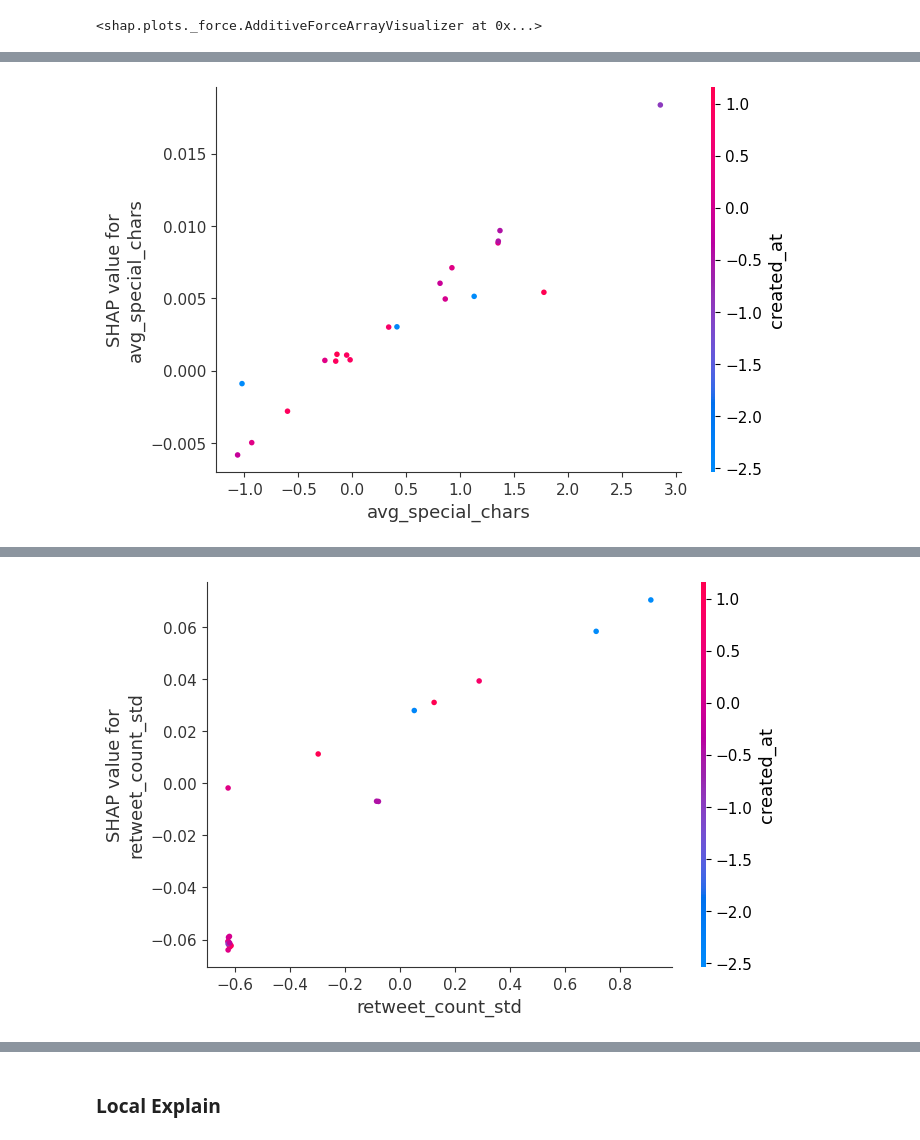
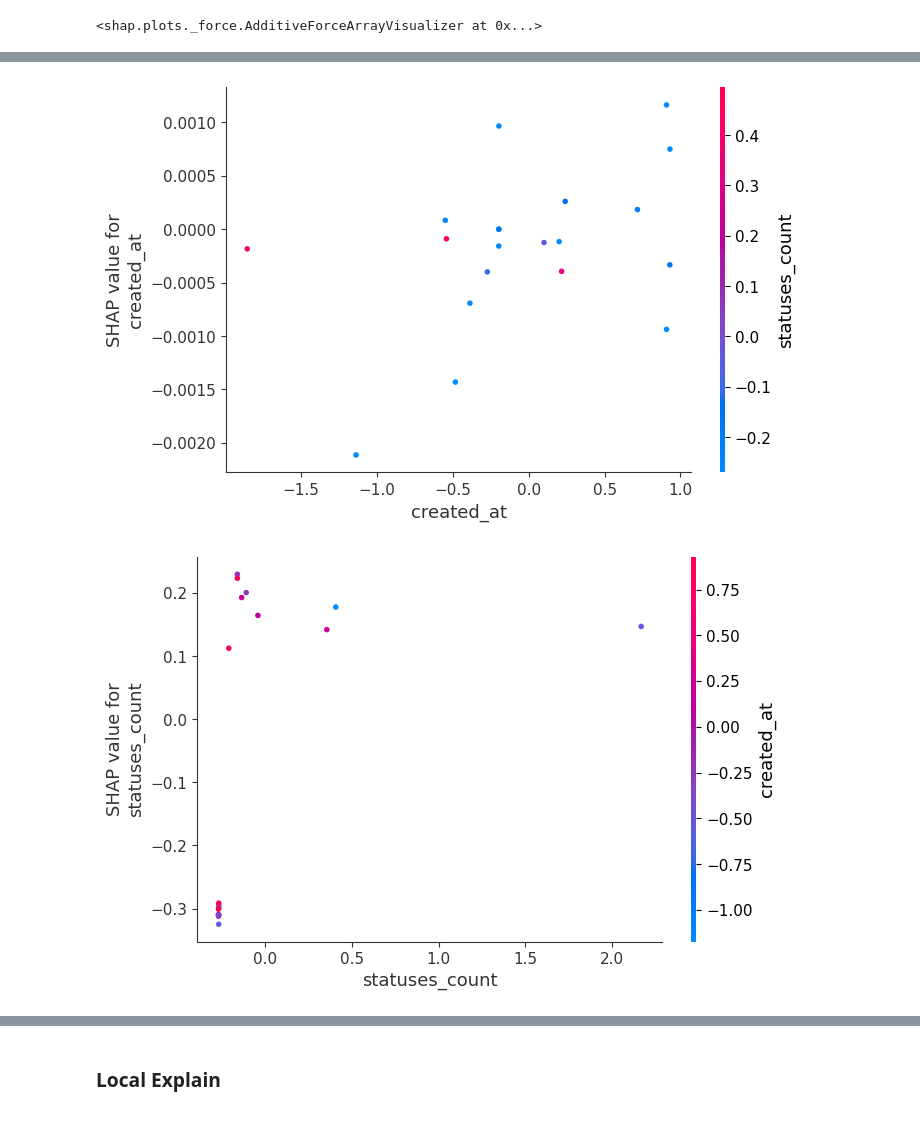
Before and after one commit to Andrew-Wyn/Data_Mining_22_23, a Jupyter notebook: svm_xai.ipynb, the cells around one changed output, grey strips where cells are left out. Drawn from its saved outputs; the diff is of its cells as text; code cells hidden in the pictures.

Commit message:
modified feature dependency plot svm xai

```diff
--- a/svm_xai.ipynb
+++ b/svm_xai.ipynb
@@ -89,6 +91,8 @@ shap.summary_plot(shap_values, test_X[0:20], feature_names=test_set.columns.to_l
 # %%
-shap.dependence_plot(
-    "avg_special_chars",
-    shap_values[0], test_X[0:20], feature_names=test_set.columns.to_list())
+for feat in features:
+    shap.dependence_plot(
+        feat,
+        shap_values[0], test_X[0:20], feature_names=features)
 # %% [output]
-[figure, old version]
+[figure, new version]
+[figure, added]
@@ -95,6 +110,0 @@ shap.dependence_plot(
-# %%
-shap.dependence_plot(
-    "retweet_count_std",
-    shap_values[0], test_X[0:20], feature_names=test_set.columns.to_list())
-# %% [output]
-[figure, removed]
```
Also changed, not shown: parts of 23 cells of this notebook.
